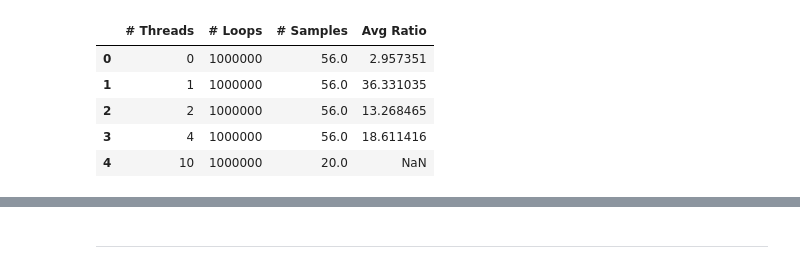
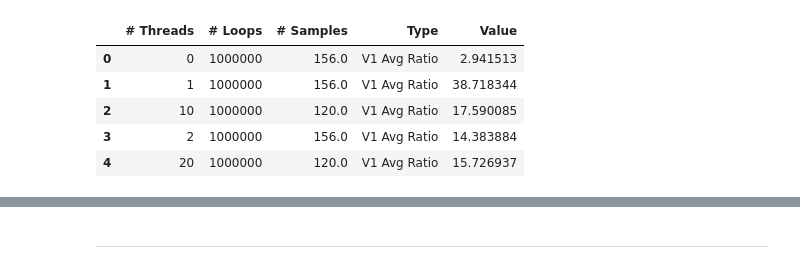
Before and after one commit to shane-kercheval/ostep-homework, a Jupyter notebook: homework/locks_analysis.ipynb, the cells around one changed output, grey strips where cells are left out. Cells and saved outputs as stored; diff of their text form; code cells hidden in the pictures.

```diff
--- a/homework/locks_analysis.ipynb
+++ b/homework/locks_analysis.ipynb
@@ -20,0 +1,18 @@ lock_results
+# %%
+import pandas as pd
+import plotly.express as px
+
+def combine_columns(row):
+    type_value = row['Type']
+    update_frequency = row['Update Frequency']
+    if pd.notna(update_frequency):
+        combined = f"{type_value} - UF:{int(update_frequency)}"
+    else:
+        combined = type_value
+    return combined
+
+lock_results = pd.read_csv('lock_results.csv')
+# combine `Type` and `Update Frequency` into a single column
+lock_results['Type'] = lock_results.apply(combine_columns, axis=1)
+lock_results['# Threads'] = lock_results['# Threads'].astype(str)
+lock_results
@@ -34,27 +51,34 @@ fig.show()
 # %%
 def f(x):
     d = {}
     d['# Samples'] = len(x)
+    no_lock_mean = x[x['Type'] == 'No Locking']['Microseconds'].mean()
     v1_mean = x[x['Type'] == 'Locking V1']['Microseconds'].mean()
-    no_lock_mean = x[x['Type'] == 'No Locking']['Microseconds'].mean()
-    d['Avg Ratio'] = v1_mean / no_lock_mean
+    v2_100_mean = x[x['Type'] == 'Locking V2 - Approx - UF:100']['Microseconds'].mean()
+    v2_10000_mean = x[x['Type'] == 'Locking V2 - Approx - UF:10000']['Microseconds'].mean()
+    v2_1000000_mean = x[x['Type'] == 'Locking V2 - Approx - UF:1000000']['Microseconds'].mean()
+    d['V1 Avg Ratio'] = v1_mean / no_lock_mean
+    d['V2 (100) Avg Ratio'] = v2_100_mean / no_lock_mean
+    d['V2 (10000) Avg Ratio'] = v2_10000_mean / no_lock_mean
+    d['V2 (1000000) Avg Ratio'] = v2_1000000_mean / no_lock_mean
     return pd.Series(d)
 
 grouped_df = (
     lock_results
     .groupby(['# Threads', '# Loops'])
     .apply(f, include_groups=False)
     .reset_index()
     # .sort_values(['column'], ascending=False)
+    .melt(id_vars=['# Threads', '# Loops', '# Samples'], var_name='Type', value_name='Value')
 )
 grouped_df.head()
 # %% [output]
-|  | # Threads | # Loops | # Samples | Avg Ratio |
-| 0 | 0 | 1000000 | 56.0 | 2.957351 |
-| 1 | 1 | 1000000 | 56.0 | 36.331035 |
-| 2 | 2 | 1000000 | 56.0 | 13.268465 |
-| 3 | 4 | 1000000 | 56.0 | 18.611416 |
-| 4 | 10 | 1000000 | 20.0 | NaN |
+|  | # Threads | # Loops | # Samples | Type | Value |
+| 0 | 0 | 1000000 | 156.0 | V1 Avg Ratio | 2.941513 |
+| 1 | 1 | 1000000 | 156.0 | V1 Avg Ratio | 38.718344 |
+| 2 | 10 | 1000000 | 120.0 | V1 Avg Ratio | 17.590085 |
+| 3 | 2 | 1000000 | 156.0 | V1 Avg Ratio | 14.383884 |
+| 4 | 20 | 1000000 | 120.0 | V1 Avg Ratio | 15.726937 |
 # %%
 fig = px.scatter(
     data_frame=grouped_df,
```
Also changed, not shown: parts of 4 cells of this notebook, 4 other files.
